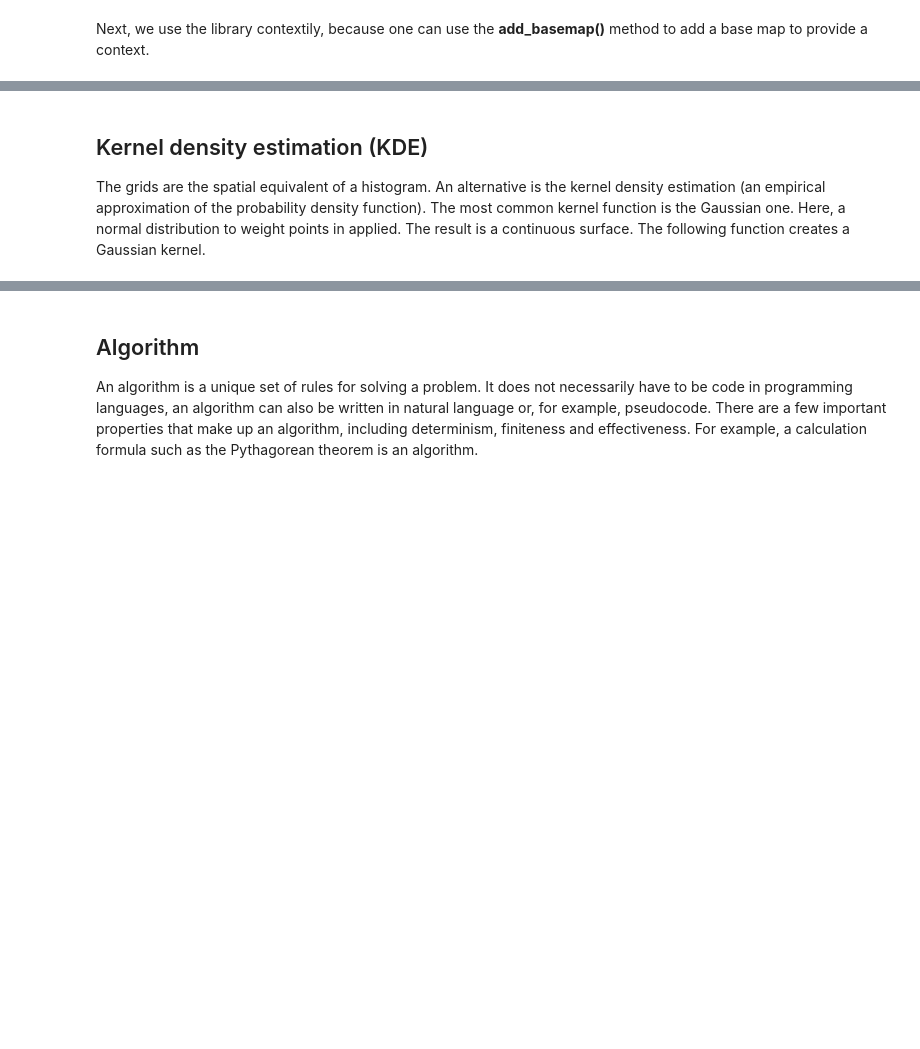
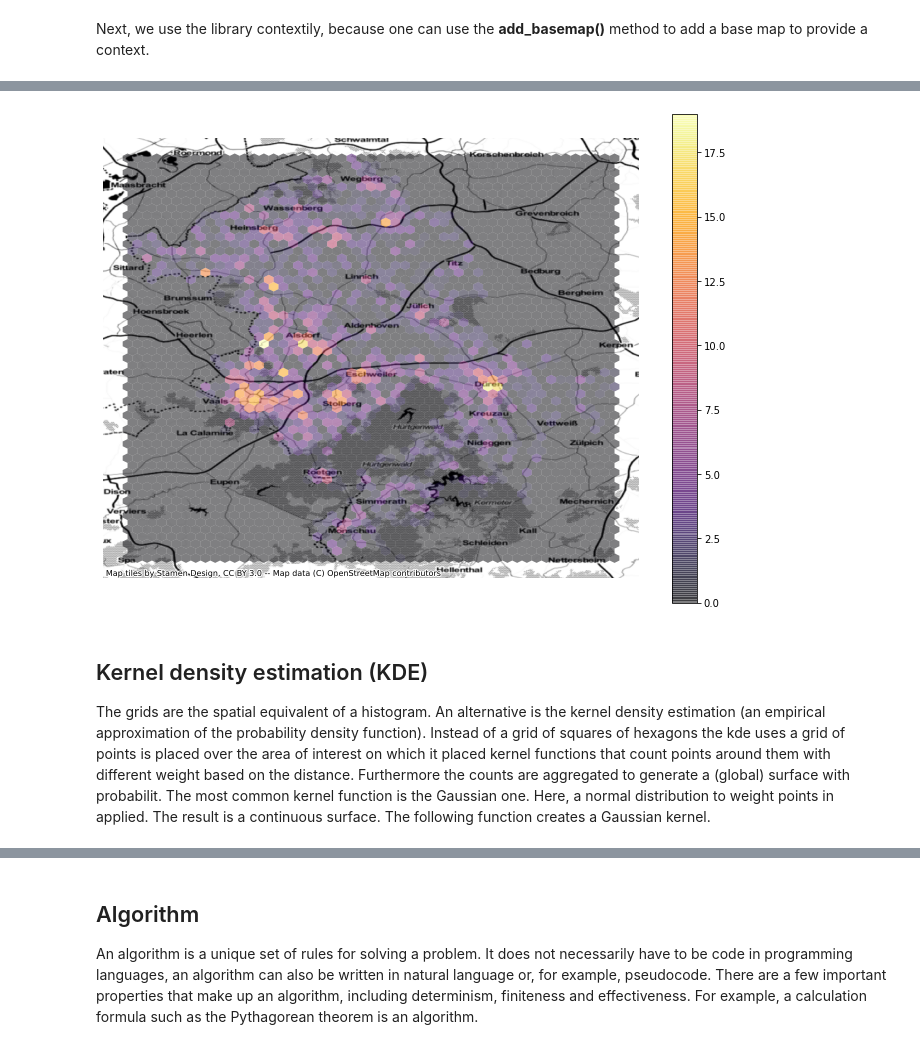
Before and after one commit to Hosseinabdeyazd/GIS-BOX-DATA-FACTORY-RWTH, a Jupyter notebook: 04_point_pattern_analysis.ipynb, the cells around one changed output, grey strips where cells are left out. Cells and saved outputs as stored; diff of their text form; code cells hidden in the pictures; blank space fills up the shorter version.

```diff
--- a/04_point_pattern_analysis.ipynb
+++ b/04_point_pattern_analysis.ipynb
@@ -69,23 +109,27 @@ contextily.add_basemap(
 When many bus stops (points) are concentrated in some area it can become hard to explore the patterns' nature. To simplify and improve the visibility one generate a regular grid (hexagonal). Depending on how many points fall in one grid cell, the colour is chosen.
 # %%
 f, ax = plt.subplots(1, figsize=(12, 9))
+#Generating the hexbin plot
 hb = ax.hexbin(
     avv_halt['longitude'],
     avv_halt['latitude'],
     gridsize=50,
     linewidths=0,
     alpha=0.5,
-    cmap='viridis_r'
+    cmap='inferno'
 )
+#Adding a basemap
 contextily.add_basemap(
     ax,
     crs="EPSG:4326",
-    source=contextily.providers.CartoDB.Positron
+    source=contextily.providers.Stamen.Toner
 )
 plt.colorbar(hb)
 ax.set_axis_off()
+# %% [output]
+[figure, added]
 # %% [markdown]
 ## Kernel density estimation (KDE)
-The grids are the spatial equivalent of a histogram. An alternative is the kernel density estimation (an empirical approximation of the probability density function). The most common kernel function is the Gaussian one. Here, a normal distribution to weight points in applied. The result is a continuous surface. The following function creates a Gaussian kernel.
+The grids are the spatial equivalent of a histogram. An alternative is the kernel density estimation (an empirical approximation of the probability density function). Instead of a grid of squares of hexagons the kde uses a grid of points is placed over the area of interest on which it placed kernel functions that count points around them with different weight based on the distance. Furthermore the counts are aggregated to generate a (global) surface with probabilit. The most common kernel function is the Gaussian one. Here, a normal distribution to weight points in applied. The result is a continuous surface. The following function creates a Gaussian kernel.
 # %%
 f, ax = plt.subplots(1, figsize=(9, 9))
```
Also changed, not shown: parts of 10 cells of this notebook, 15 other files.
